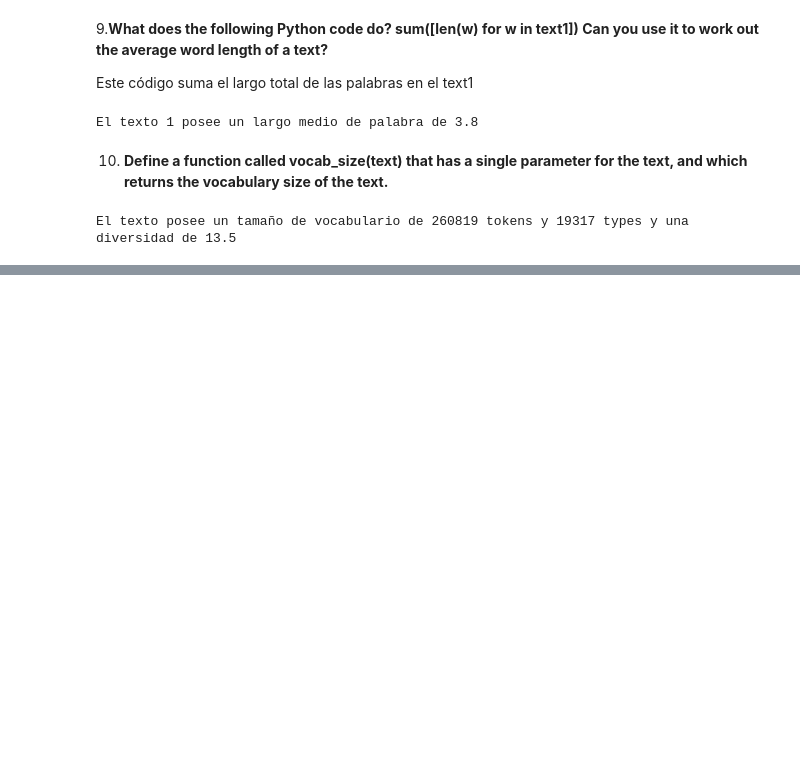
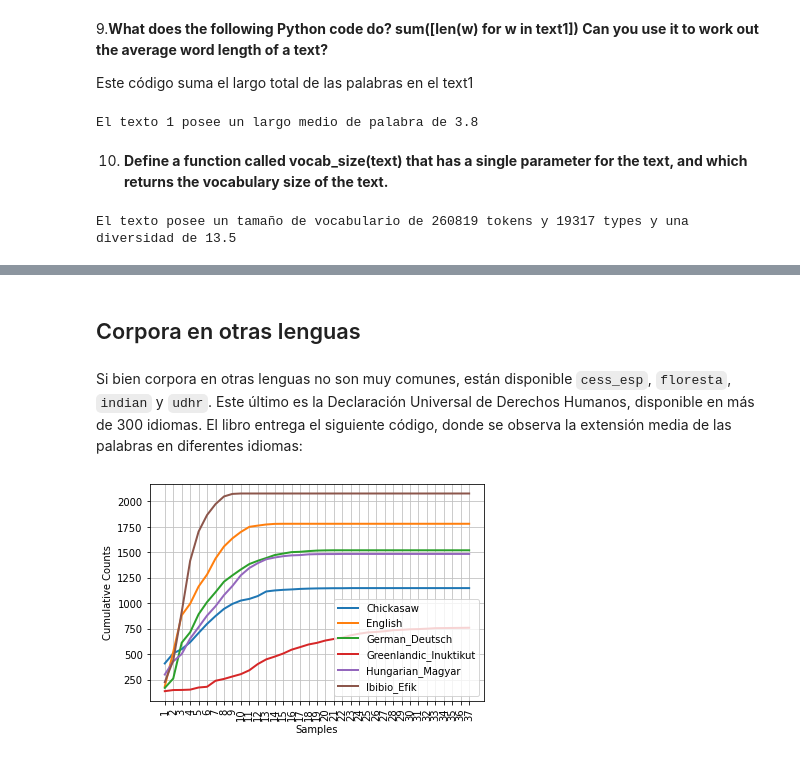
Before and after one commit to bmmedinac/python_practice, a Jupyter notebook: NLP_with_Python.ipynb, the cells around one changed output, grey strips where cells are left out. Saved outputs shown, nothing was run; the diff lists cells and outputs as text; code cells hidden in the pictures; blank space fills up the shorter version.

```diff
--- a/NLP_with_Python.ipynb
+++ b/NLP_with_Python.ipynb
@@ -314,0 +410,16 @@ El texto posee un tamaño de vocabulario de 260819 tokens y 19317 types y una di
+# %% [markdown]
+## Corpora en otras lenguas
+# %% [markdown]
+Si bien corpora en otras lenguas no son muy comunes, están disponible `cess_esp`, `floresta`, `indian` y `udhr`. Este último es la Declaración  Universal de Derechos Humanos, disponible en más de 300 idiomas. El libro entrega el siguiente código, donde se observa la extensión media de las palabras en diferentes idiomas:
+# %%
+from nltk.corpus import udhr
+languages = ['Chickasaw', 'English', 'German_Deutsch',
+             'Greenlandic_Inuktikut', 'Hungarian_Magyar', 'Ibibio_Efik']
+
+cfd = nltk.ConditionalFreqDist(
+    (lang, len(word)) # condition = language, event = len(word)
+    for lang in languages
+    for word in udhr.words(lang + '-Latin1'))
+cfd.plot(cumulative=True)
+# %% [output]
+[figure, added]
```
Also changed, not shown: parts of 115 cells of this notebook.
